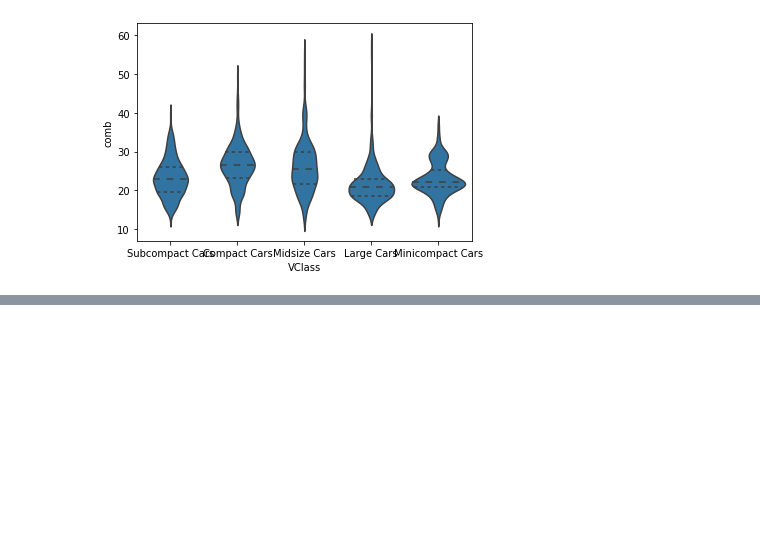
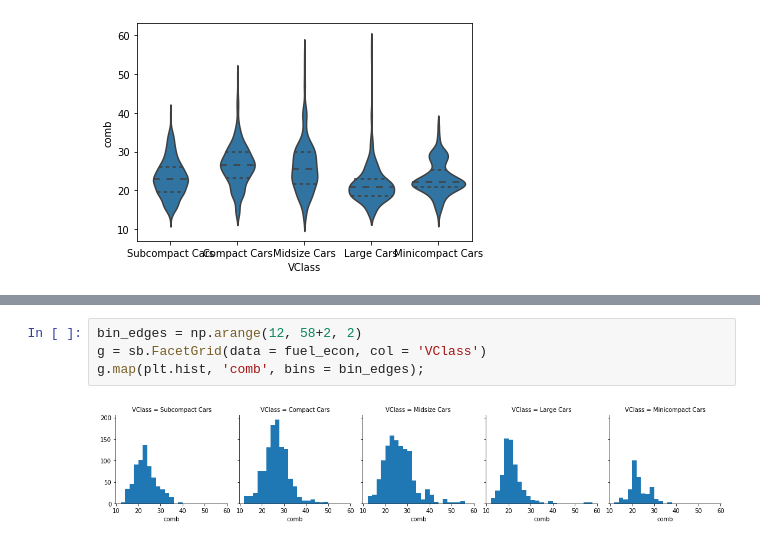
Before and after one commit to monaen/FDHS-2022Spring, a Jupyter notebook: projects/Matplotlib and Seaborn.ipynb, the cells around one changed output, grey strips where cells are left out. Drawn from its saved outputs; the diff is of its cells as text; blank space fills up the shorter version.

```diff
--- a/projects/Matplotlib and Seaborn.ipynb
+++ b/projects/Matplotlib and Seaborn.ipynb
@@ -676,0 +709,6 @@ To depict the relationship between two categorical variables, we can extend the
+# %%
+bin_edges = np.arange(12, 58+2, 2)
+g = sb.FacetGrid(data = fuel_econ, col = 'VClass')
+g.map(plt.hist, 'comb', bins = bin_edges);
+# %% [output]
+[figure, added]
```
Also changed, not shown: parts of 22 cells of this notebook, 2 other files.
